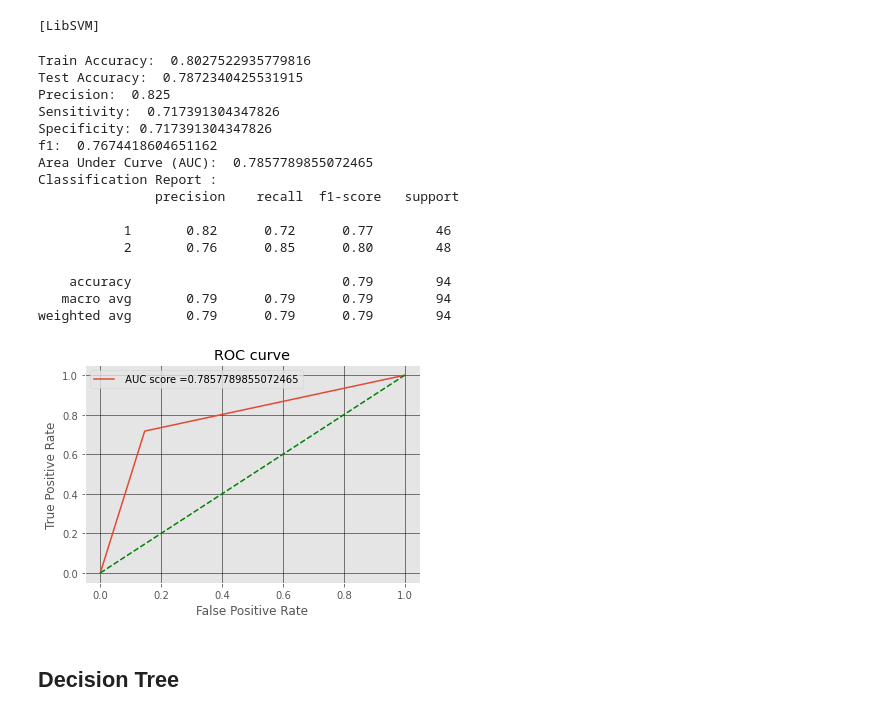
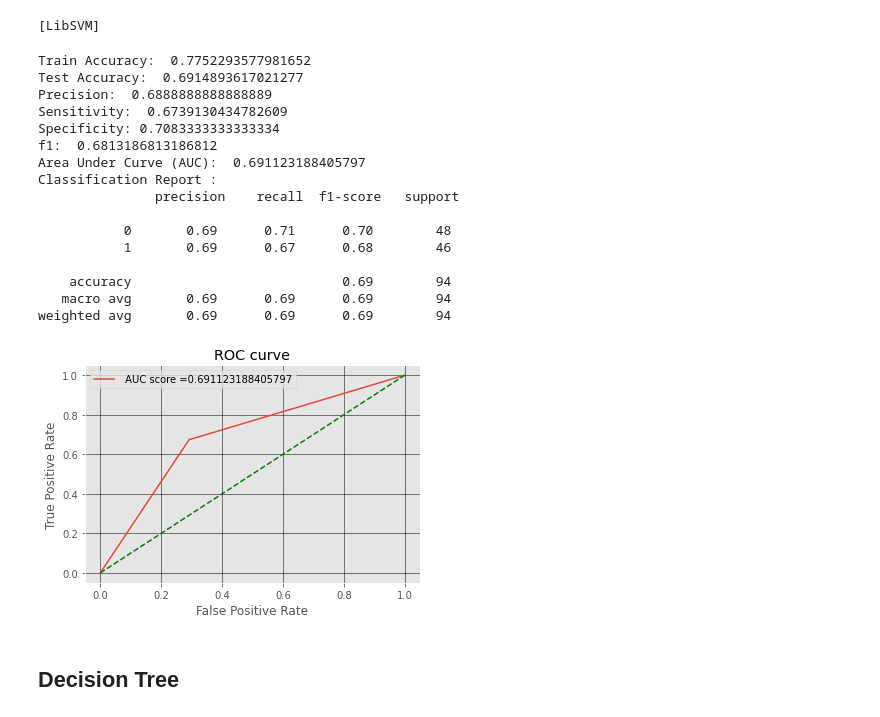
Before and after one commit to Mithunjha/PDAC_Prediction, a Jupyter notebook: Implementation.ipynb, the cells around one changed output. Drawn from its saved outputs; the diff is of its cells as text; code cells hidden in the pictures.

```diff
--- a/Implementation.ipynb
+++ b/Implementation.ipynb
@@ -282,5 +299,5 @@ def discretize(data,j,is_plot = False):
   return A2_new, H2_new, V2_new, D2_new, A1_new, H1_new, V1_new, D1_new
 # %%
 # uncomment to plot discretized wavelet components
-# for j in range(0,1):
-#   A2_new, H2_new, V2_new, D2_new, A1_new, H1_new, V1_new, D1_new = discretize(data,j,is_plot=True)
+for j in range(15,16):
+  A2_new, H2_new, V2_new, D2_new, A1_new, H1_new, V1_new, D1_new = discretize(data,j,is_plot=True)
@@ -366,7 +387,9 @@ Length of the title base 26
 Length of the components 8
 Length of the title base 208
 # %%
-extracted_features = np.array(extracted_features)
-with h5py.File('/content/drive/MyDrive/Medical Imaging/extracted_features.h5', 'w') as f:
-    dset = f.create_dataset("data", data = extracted_features)
+# Uncomment below codes to save the extracted array to drive
+
+# extracted_features = np.array(extracted_features)
+# with h5py.File('/content/drive/MyDrive/Medical Imaging/extracted_features.h5', 'w') as f:
+#     dset = f.create_dataset("data", data = extracted_features)
 # %%
@@ -400,6 +426,8 @@ testdata = []
 testlabel = []
 
 extracted_features = np.array(extracted_features)
+
+# seperate extracted features as train and test set
 for i in range(0,len(traindata_indices)):
   idx = traindata_indices[i][0]-1
   traindata.append(extracted_features[idx])
@@ -409,3 +437,13 @@ for j in range(0,len(testdata_indices)):
   idx1 = testdata_indices[j][0]-1
   testdata.append(extracted_features[idx1])
   testlabel.append(testdata_labels[j][0])
+
+# convert to numpy array
+testlabel = np.array(testlabel)
+trainlabel = np.array(trainlabel)
+traindata = np.array(traindata)
+testdata = np.array(testdata)
+
+# convert label to binary form
+testlabel[testlabel == 2] = 0
+trainlabel[trainlabel == 2] = 0
@@ -454,12 +475,8 @@ Ranking of features [ 23  21 127 125  73  75 153 151 179 177 101  99  49  47 205
  122 200  26  29 156 159 187 144  46 185 182 145  67  72  92   6  83 176
  171 202 110  25  98  31 201 150  18  93]
 # %%
-no_of_features = 32
+no_of_features = 20 # Change this
 print(f"Number of features selected {no_of_features}")
-ranking = RANKED[:no_of_features]
+ranking = RANKED[:no_of_features] # select top few features
 print(f"Indices of selected top {no_of_features} features: {ranking}")
-
-# Train and test data after feature selection process
-traindata_fs = traindata.iloc[:, ranking]
-testdata_fs = testdata.iloc[:, ranking]
 # %% [output]
@@ -535,41 +730,39 @@ print("Classification Report :  \n", classification_report(testlabel, predicted_
 # print("Ground truth : ", testlabel.T[0])
 # print("Accurately predicted ratio", np.sum(predicted_y==testlabel.T[0])/len(predicted_y))
 # %% [output]
-Train Accuracy:  0.8027522935779816
-Test Accuracy:  0.7872340425531915
-Precision:  0.825
-Sensitivity:  0.717391304347826
-Specificity: 0.717391304347826
-f1:  0.7674418604651162
-Area Under Curve (AUC):  0.7857789855072465
+Train Accuracy:  0.7752293577981652
+Test Accuracy:  0.6914893617021277
+Precision:  0.6888888888888889
+Sensitivity:  0.6739130434782609
+Specificity: 0.7083333333333334
+f1:  0.6813186813186812
+Area Under Curve (AUC):  0.691123188405797
 Classification Report :
                precision    recall  f1-score   support
 
-           1       0.82      0.72      0.77        46
-           2       0.76      0.85      0.80        48
+           0       0.69      0.71      0.70        48
+           1       0.69      0.67      0.68        46
 
-    accuracy                           0.79        94
-   macro avg       0.79      0.79      0.79        94
-weighted avg       0.79      0.79      0.79        94
+    accuracy                           0.69        94
+   macro avg       0.69      0.69      0.69        94
+weighted avg       0.69      0.69      0.69        94
 # %%
 # train_fpr, train_tpr, _ = roc_curve(y_train, y_train_pred)
-testlabel[testlabel > 1] = 0
-predicted_y[predicted_y>1] = 0
 test_fpr, test_tpr, _ = roc_curve(testlabel, predicted_y)
 
 plt.grid()
 
 # plt.plot(train_fpr, train_tpr, label=" AUC TRAIN ="+str(auc(train_fpr, train_tpr)))
 plt.plot(test_fpr, test_tpr, label=" AUC score ="+str(auc(test_fpr, test_tpr)))
 plt.plot([0,1],[0,1],'g--')
 plt.legend()
 plt.xlabel("False Positive Rate")
 plt.ylabel("True Positive Rate")
 plt.title("ROC curve")
 plt.grid(color='black', linestyle='-', linewidth=0.5)
 plt.show()
 # %% [output]
-[figure, old version]
+[figure, new version]
 # %% [markdown]
 ## Decision Tree
 # %%
```
Also changed, not shown: parts of 54 cells of this notebook.
